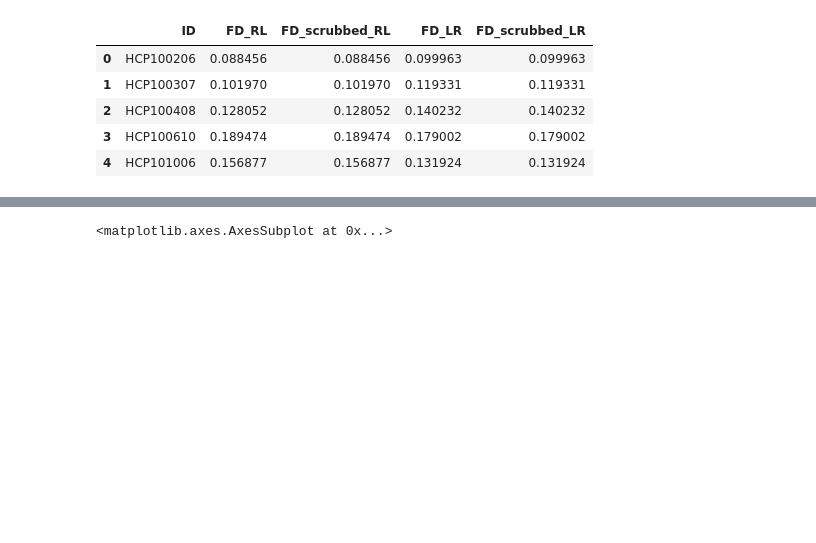
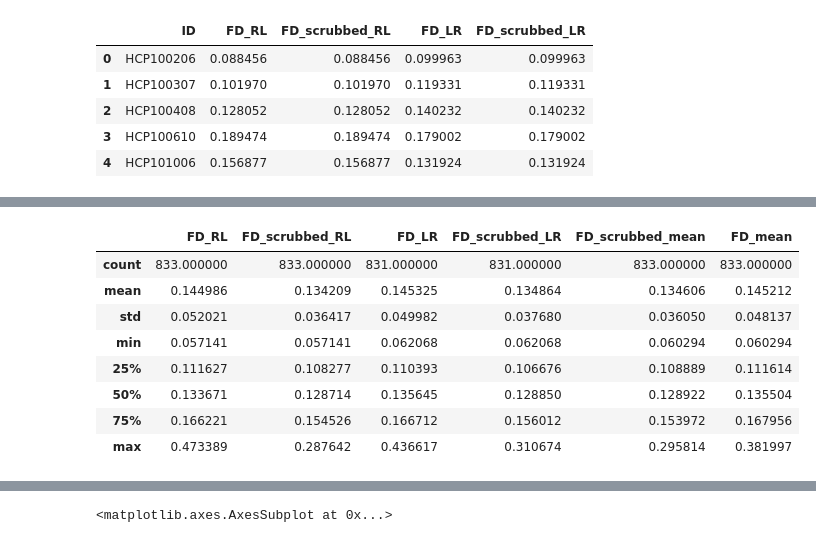
Before and after one commit to SIMEXP/hcp, a Jupyter notebook: scrub_cleaning_language.ipynb, the cells around one changed output, grey strips where cells are left out. Cells and saved outputs as stored; diff of their text form; code cells hidden in the pictures; blank space fills up the shorter version.

```diff
--- a/scrub_cleaning_language.ipynb
+++ b/scrub_cleaning_language.ipynb
@@ -128,3 +134,15 @@ merged_scrub_RL_LR_subset.tail()
 | 830 | HCP993675 | 0.122257 | 0.122257 | 0.122313 | 0.122313 | 0.122285 | 0.122285 |
 | 831 | HCP994273 | 0.091318 | 0.091318 | 0.098940 | 0.086720 | 0.089019 | 0.095129 |
 | 832 | HCP99678 | 0.164816 | 0.151918 | 0.164841 | 0.164841 | 0.158380 | 0.164829 |
+# %%
+merged_scrub_RL_LR_subset.describe()
+# %% [output]
+|  | FD_RL | FD_scrubbed_RL | FD_LR | FD_scrubbed_LR | FD_scrubbed_mean | FD_mean |
+| count | 833.000000 | 833.000000 | 831.000000 | 831.000000 | 833.000000 | 833.000000 |
+| mean | 0.144986 | 0.134209 | 0.145325 | 0.134864 | 0.134606 | 0.145212 |
+| std | 0.052021 | 0.036417 | 0.049982 | 0.037680 | 0.036050 | 0.048137 |
+| min | 0.057141 | 0.057141 | 0.062068 | 0.062068 | 0.060294 | 0.060294 |
+| 25% | 0.111627 | 0.108277 | 0.110393 | 0.106676 | 0.108889 | 0.111614 |
+| 50% | 0.133671 | 0.128714 | 0.135645 | 0.128850 | 0.128922 | 0.135504 |
+| 75% | 0.166221 | 0.154526 | 0.166712 | 0.156012 | 0.153972 | 0.167956 |
+| max | 0.473389 | 0.287642 | 0.436617 | 0.310674 | 0.295814 | 0.381997 |
```
Also changed, not shown: parts of 4 cells of this notebook, 1 other file.
